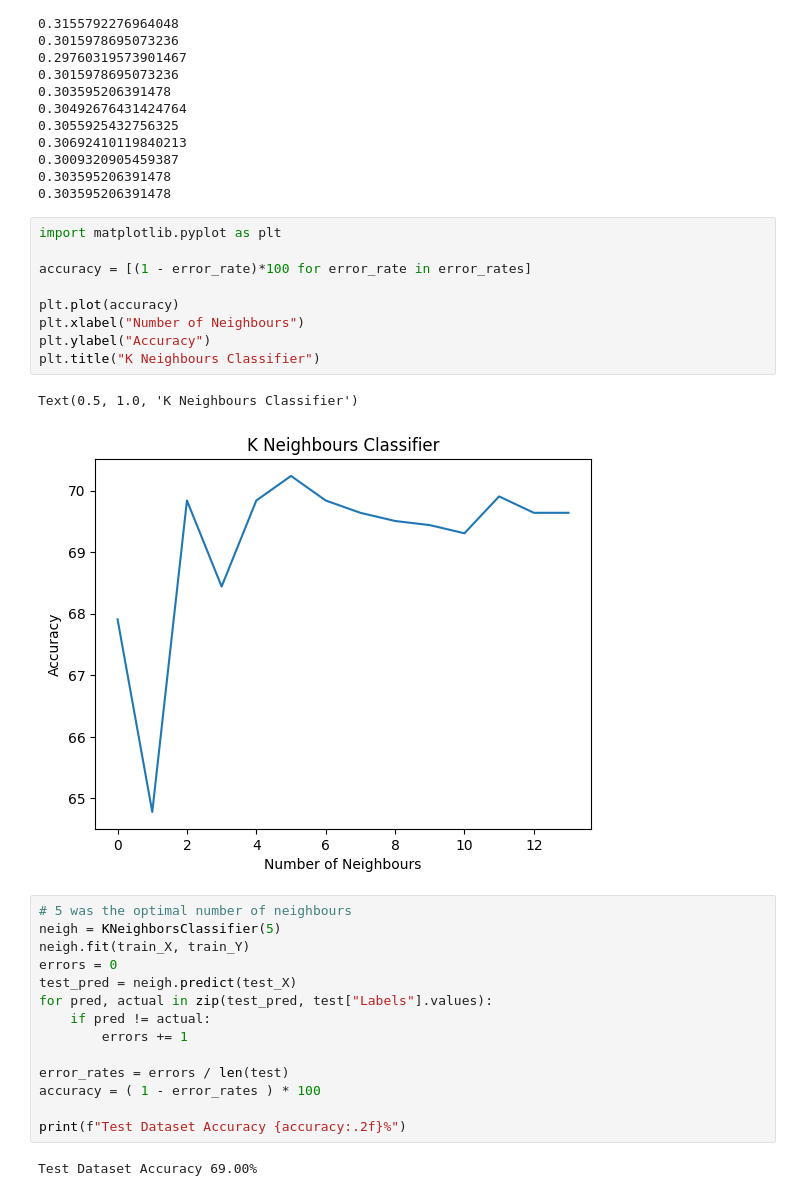
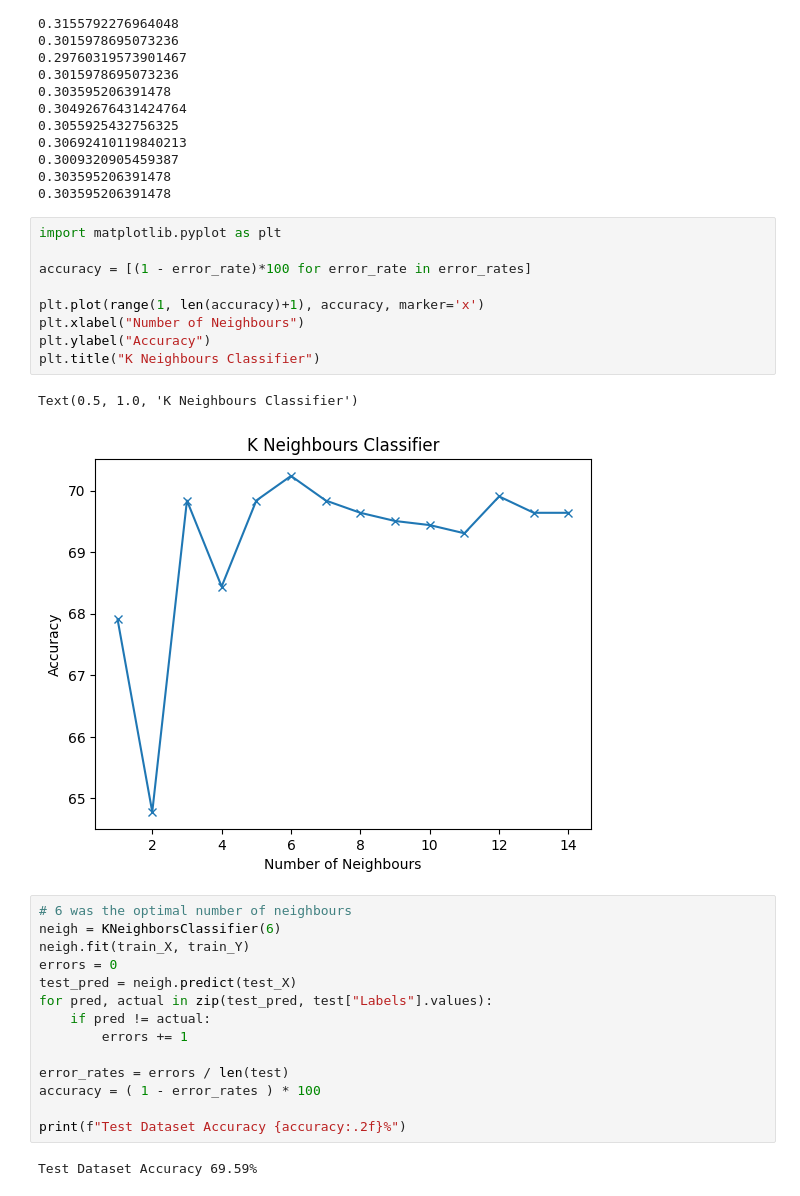
Before and after one commit to vancityaziz/ML-for-Skin-Cancer-Classification, a Jupyter notebook: KNN/knnregression.ipynb, the cells around one changed output. Saved outputs shown, nothing was run; the diff lists cells and outputs as text.

Commit message:
Fixed small error in plot and fixed conclusion.

```diff
--- a/KNN/knnregression.ipynb
+++ b/KNN/knnregression.ipynb
@@ -45,18 +45,18 @@ for n in range(1, 15):
 # %%
 import matplotlib.pyplot as plt
 
 accuracy = [(1 - error_rate)*100 for error_rate in error_rates]
 
-plt.plot(accuracy)
+plt.plot(range(1, len(accuracy)+1), accuracy, marker='x')
 plt.xlabel("Number of Neighbours")
 plt.ylabel("Accuracy")
 plt.title("K Neighbours Classifier")
 # %% [output]
 Text(0.5, 1.0, 'K Neighbours Classifier')
-[figure, old version]
+[figure, new version]
 # %%
-# 5 was the optimal number of neighbours
-neigh = KNeighborsClassifier(5)
+# 6 was the optimal number of neighbours
+neigh = KNeighborsClassifier(6)
 neigh.fit(train_X, train_Y)
 errors = 0
 test_pred = neigh.predict(test_X)
@@ -69,4 +69,4 @@ accuracy = ( 1 - error_rates ) * 100
 
 print(f"Test Dataset Accuracy {accuracy:.2f}%")
 # %% [output]
-Test Dataset Accuracy 69.00%
+Test Dataset Accuracy 69.59%
```
